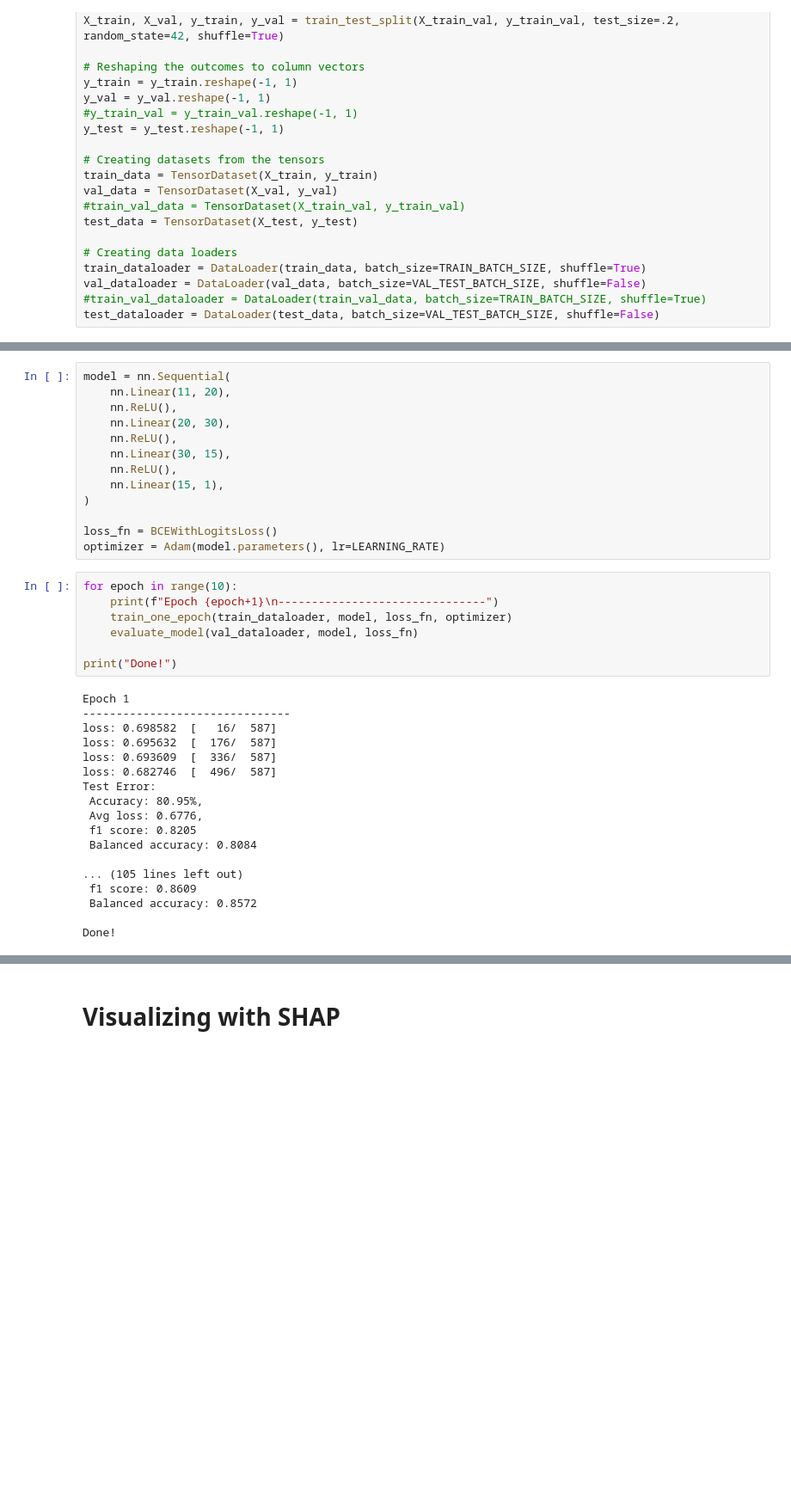
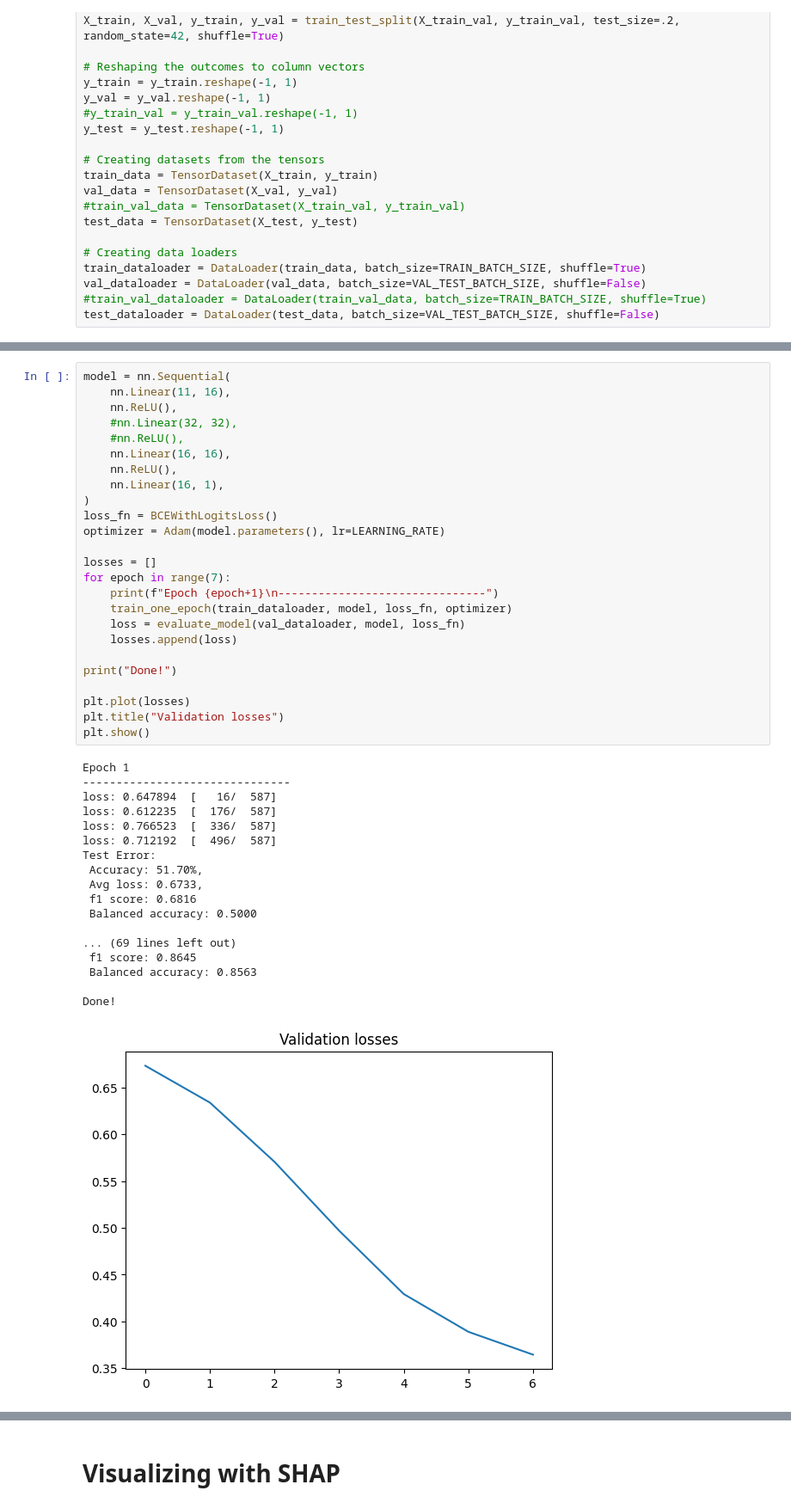
Before and after one commit to olivermarketos/Interpretability_and_Explainability, a Jupyter notebook: p1/3_multi-layer_perceptrons.ipynb, the cells around one changed output, grey strips where cells are left out. Shown at 86% size. Saved outputs shown, nothing was run; the diff lists cells and outputs as text; blank space fills up the shorter version.

```diff
--- a/p1/3_multi-layer_perceptrons.ipynb
+++ b/p1/3_multi-layer_perceptrons.ipynb
@@ -116,40 +124,46 @@ def evaluate_model(dataloader, model, loss_fn):
-# %%
-model = nn.Sequential(
-    nn.Linear(11, 20),
-    nn.ReLU(),
-    nn.Linear(20, 30),
-    nn.ReLU(),
-    nn.Linear(30, 15),
-    nn.ReLU(),
-    nn.Linear(15, 1),
-)
-
-loss_fn = BCEWithLogitsLoss()
-optimizer = Adam(model.parameters(), lr=LEARNING_RATE)
 # %%
-for epoch in range(10):
+model = nn.Sequential(
+    nn.Linear(11, 16),
+    nn.ReLU(),
+    #nn.Linear(32, 32),
+    #nn.ReLU(),
+    nn.Linear(16, 16),
+    nn.ReLU(),
+    nn.Linear(16, 1),
+)
+loss_fn = BCEWithLogitsLoss()
+optimizer = Adam(model.parameters(), lr=LEARNING_RATE)
+
+losses = []
+for epoch in range(7):
     print(f"Epoch {epoch+1}\n-------------------------------")
     train_one_epoch(train_dataloader, model, loss_fn, optimizer)
-    evaluate_model(val_dataloader, model, loss_fn)
+    loss = evaluate_model(val_dataloader, model, loss_fn)
+    losses.append(loss)
 
 print("Done!")
+
+plt.plot(losses)
+plt.title("Validation losses")
+plt.show()
 # %% [output]
 Epoch 1
 -------------------------------
-loss: 0.698582  [   16/  587]
-loss: 0.695632  [  176/  587]
-loss: 0.693609  [  336/  587]
-loss: 0.682746  [  496/  587]
+loss: 0.647894  [   16/  587]
+loss: 0.612235  [  176/  587]
+loss: 0.766523  [  336/  587]
+loss: 0.712192  [  496/  587]
 Test Error:
- Accuracy: 80.95%,
- Avg loss: 0.6776,
- f1 score: 0.8205
- Balanced accuracy: 0.8084
+ Accuracy: 51.70%,
+ Avg loss: 0.6733,
+ f1 score: 0.6816
+ Balanced accuracy: 0.5000
 
-... (105 lines left out)
- f1 score: 0.8609
- Balanced accuracy: 0.8572
+... (69 lines left out)
+ f1 score: 0.8645
+ Balanced accuracy: 0.8563
 
 Done!
+[figure, added]
 # %%
 model.eval()
```
Also changed, not shown: parts of 5 cells of this notebook, 3 other files.
